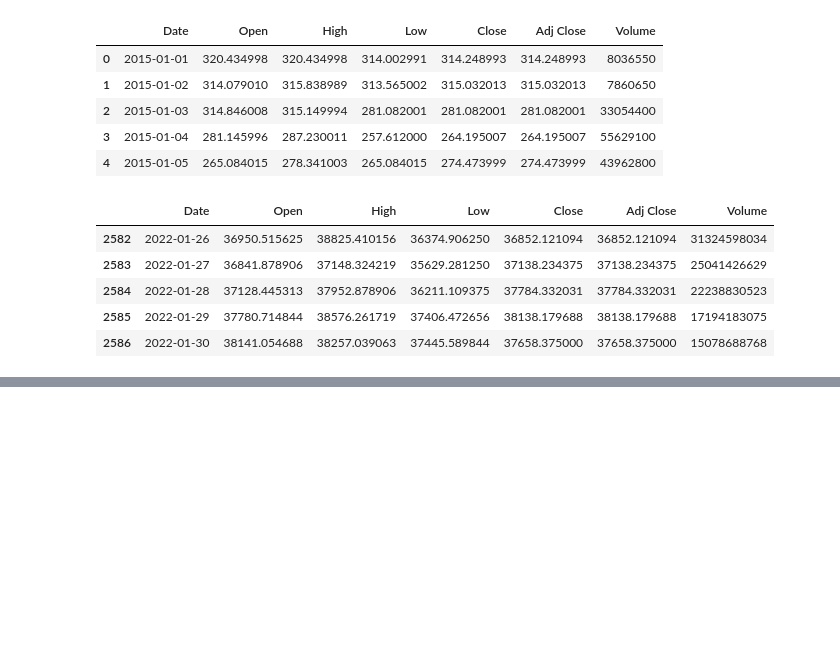
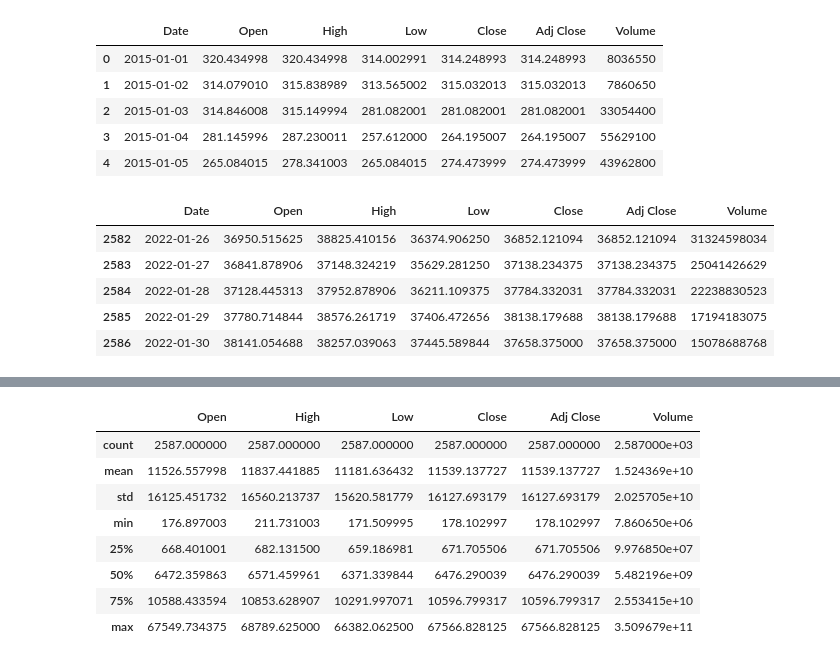
Before and after one commit to KOBeerose/Bitcoin-Trading-Bot, a Jupyter notebook: Bitcoin Trading Bot.ipynb, the cells around one changed output, grey strips where cells are left out. Saved outputs shown, nothing was run; the diff lists cells and outputs as text; code cells hidden in the pictures; blank space fills up the shorter version.

```diff
--- a/Bitcoin Trading Bot.ipynb
+++ b/Bitcoin Trading Bot.ipynb
@@ -162,0 +183,13 @@ BTC_Data.tail()
+# %%
+# description des données numériques
+BTC_Data.describe()
+# %% [output]
+|  | Open | High | Low | Close | Adj Close | Volume |
+| count | 2587.000000 | 2587.000000 | 2587.000000 | 2587.000000 | 2587.000000 | 2.587000e+03 |
+| mean | 11526.557998 | 11837.441885 | 11181.636432 | 11539.137727 | 11539.137727 | 1.524369e+10 |
+| std | 16125.451732 | 16560.213737 | 15620.581779 | 16127.693179 | 16127.693179 | 2.025705e+10 |
+| min | 176.897003 | 211.731003 | 171.509995 | 178.102997 | 178.102997 | 7.860650e+06 |
+| 25% | 668.401001 | 682.131500 | 659.186981 | 671.705506 | 671.705506 | 9.976850e+07 |
+| 50% | 6472.359863 | 6571.459961 | 6371.339844 | 6476.290039 | 6476.290039 | 5.482196e+09 |
+| 75% | 10588.433594 | 10853.628907 | 10291.997071 | 10596.799317 | 10596.799317 | 2.553415e+10 |
+| max | 67549.734375 | 68789.625000 | 66382.062500 | 67566.828125 | 67566.828125 | 3.509679e+11 |
```
Also changed, not shown: parts of 28 cells of this notebook.
